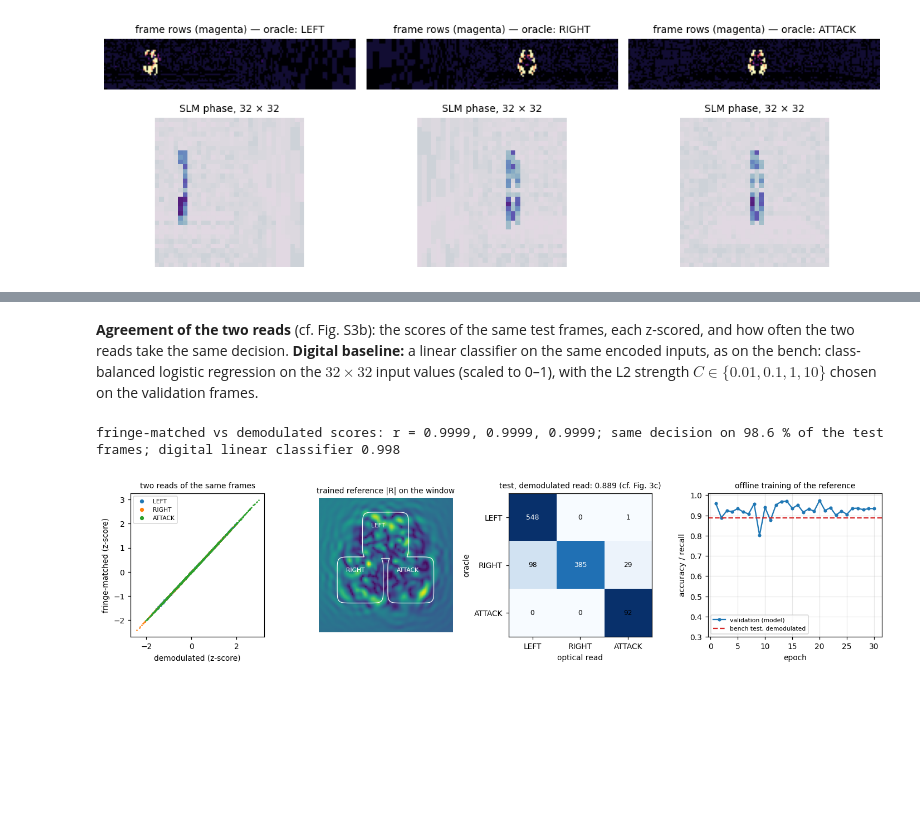
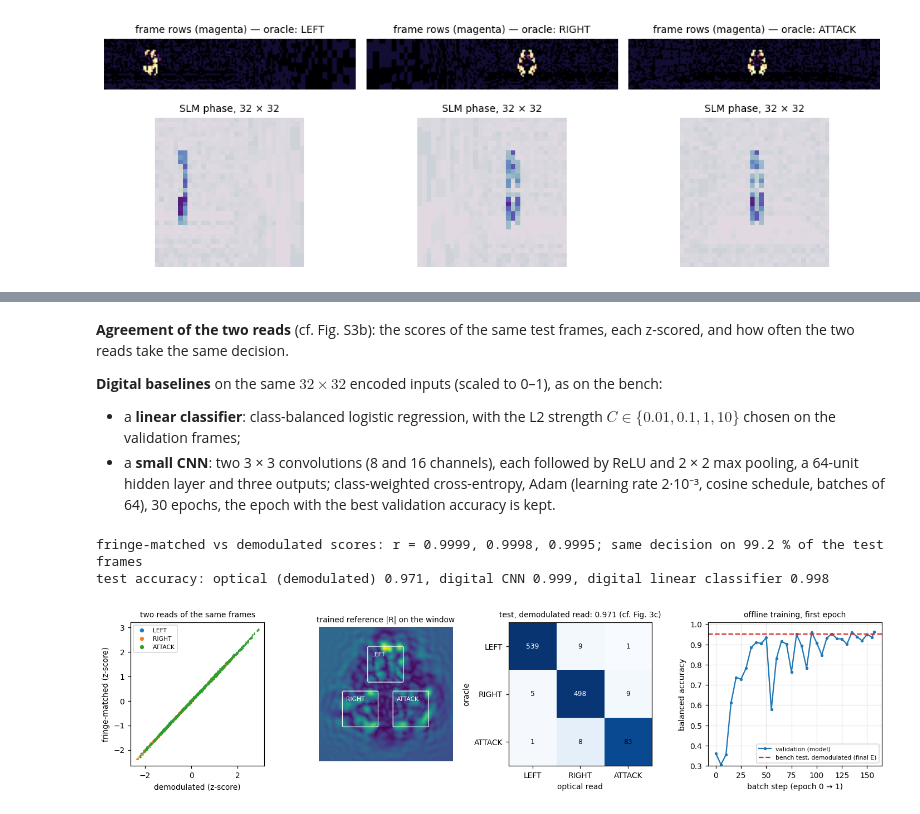
Before and after one commit to utegin-lpt/HolographicGradients, a Jupyter notebook: Reference/Computing.ipynb, the cells around one changed output, grey strips where cells are left out. Drawn from its saved outputs; the diff is of its cells as text; code cells hidden in the pictures; blank space fills up the shorter version.

```diff
--- a/Reference/Computing.ipynb
+++ b/Reference/Computing.ipynb
@@ -214,7 +216,7 @@ if not os.path.exists(path):
     make_dataset(path, *collect("basic", basic_oracle, basic_band, 12000, np.random.default_rng(0)), np.random.default_rng(0))
 data = np.load(path)
 basic = dict(phi=basic_phase(data["band"]), y=data["labels"].astype(int), split=data["split"], band=data["band"],
-             det=ref.Detectors(det.corners, size=24, soft=True))              # the bench's soft detectors of this run
+             det=det)                                                            # the three square 24 px detectors
 TRAIN, VAL, TEST = (np.nonzero(basic["split"] == k)[0] for k in range(3))
 print(f"{len(basic['y'])} frames; training / validation / test = {len(TRAIN)} / {len(VAL)} / {len(TEST)}; "
       f"LEFT / RIGHT / ATTACK = {np.bincount(basic['y']).tolist()}")
@@ -251,8 +253,9 @@ def train(sc, **recipe):
     t0 = time.time()
     split = [np.nonzero(sc["split"] == k)[0] for k in range(3)]
     sc["O"] = bench.acquire(sc["phi"], detectors=sc["det"])
+    sc["trace"] = []                                    # validation balanced accuracy in the first epoch
     sc["E"], sc["history"] = ref.train_reference(sc["O"][split[0]], sc["y"][split[0]], sc["O"][split[1]], sc["y"][split[1]],
-                                                 sc["det"], **recipe)
+                                                 sc["det"], trace=sc["trace"], **recipe)
     print(f"acquired {len(sc['y']):,} fields and trained E in {time.time() - t0:.0f} s; best validation score in the "
           f"model {sc['history'][:, 1].max():.3f}")
 
@@ -268,6 +271,16 @@ def test(sc, idx, E):
     return out
 
 
+def plot_first_epoch(ax, sc, test_value, label):
+    # validation balanced accuracy (in the model) from step 0 to the end of the first epoch
+    steps, val = np.array(sc["trace"]).T
+    ax.plot(steps, val, "o-", ms=2.5, label="validation (model)")
+    ax.axhline(test_value, color="C3", ls="--", label=label)
+    ax.set_xlabel("batch step (epoch 0 → 1)"); ax.set_ylabel("balanced accuracy"); ax.set_ylim(0.3, 1.01)
+    ax.grid(alpha=0.3); ax.legend(fontsize=7, loc="lower right"); ax.set_title("offline training, first epoch")
+
+
+bench.set_reference(ref.EXACT_REFERENCE)            # Basic: the true arm is the model (see section 2)
 train(basic)
 basic_test = test(basic, TEST, basic["E"])
 for name, label in (("demod", "demodulated"), ("raw", "fringe-matched (raw frame)")):
@@ -282,10 +295,17 @@ flat reference: 0.096
 # %% [markdown]
 **Agreement of the two reads** (cf. Fig. S3b): the scores of the same test frames, each z-scored, and how often the two
-reads take the same decision. **Digital baseline:** a linear classifier on the same encoded inputs, as on the bench:
-class-balanced logistic regression on the $32\times32$ input values (scaled to 0–1), with the L2 strength
-$C \in \{0.01, 0.1, 1, 10\}$ chosen on the validation frames.
+reads take the same decision.
+
+**Digital baselines** on the same $32\times32$ encoded inputs (scaled to 0–1), as on the bench:
+
+* a **linear classifier**: class-balanced logistic regression, with the L2 strength $C \in \{0.01, 0.1, 1, 10\}$ chosen on
+  the validation frames;
+* a **small CNN**: two 3 × 3 convolutions (8 and 16 channels), each followed by ReLU and 2 × 2 max pooling, a 64-unit
+  hidden layer and three outputs; class-weighted cross-entropy, Adam (learning rate 2·10⁻³, cosine schedule, batches of 64),
+  30 epochs, the epoch with the best validation accuracy is kept.
 # %%
 import scipy.optimize
+import torch
 
 
 def logistic_regression(X, y, C):
@@ -312,43 +332,80 @@ def linear_classifier(X, y, X_val, y_val):
     return max(models, key=lambda m: np.mean(m(X_val) == y_val))
 
 
+def cnn_classifier(phi, y, phi_val, y_val, epochs=30, lr=2e-3, batch=64, seed=0):
+    # the bench's small CNN on the encoded 32 x 32 inputs (phase / pi, 0..1)
+    torch.manual_seed(seed)
+    rng = np.random.default_rng(seed)
+    nn = torch.nn
+    net = nn.Sequential(nn.Conv2d(1, 8, 3, padding=1), nn.ReLU(), nn.MaxPool2d(2),
+                        nn.Conv2d(8, 16, 3, padding=1), nn.ReLU(), nn.MaxPool2d(2),
+                        nn.Flatten(), nn.Linear(16 * 8 * 8, 64), nn.ReLU(), nn.Linear(64, 3))
+    to_x = lambda p: torch.tensor(p[:, None] / np.pi, dtype=torch.float32)
+    X, Y, X_val = to_x(phi), torch.tensor(y), to_x(phi_val)
+    weights = torch.tensor(len(y) / (3 * np.bincount(y, minlength=3)), dtype=torch.float32)
+    loss = nn.CrossEntropyLoss(weight=weights)
+    opt = torch.optim.Adam(net.parameters(), lr=lr)
+    schedule = torch.optim.lr_scheduler.CosineAnnealingLR(opt, T_max=epochs)
+    best = (-1, None)
+    for epoch in range(epochs):
+        net.train()
+        order = rng.permutation(len(y))
+        for b in range(0, len(y), batch):
+            ids = order[b:b + batch]
+            opt.zero_grad(); loss(net(X[ids]), Y[ids]).backward(); opt.step()
+        schedule.step()
+        net.eval()
+        with torch.no_grad():
+            val = np.mean(net(X_val).argmax(1).numpy() == y_val)
+        if val > best[0]:
+            best = (val, {k: v.clone() for k, v in net.state_dict().items()})
+    net.load_state_dict(best[1]); net.eval()
+
+    def predict(p):
+        with torch.no_grad():
+            return net(to_x(p)).argmax(1).numpy()
+    return predict
+
+
 features = lambda phi: phi.reshape(len(phi), -1) / np.pi                     # the encoded values, 0..1
 basic_linear = linear_classifier(features(basic["phi"][TRAIN]), basic["y"][TRAIN],
                                  features(basic["phi"][VAL]), basic["y"][VAL])
 acc_linear = np.mean(basic_linear(features(basic["phi"][TEST])) == basic["y"][TEST])
+basic_cnn = cnn_classifier(basic["phi"][TRAIN], basic["y"][TRAIN], basic["phi"][VAL], basic["y"][VAL])
+acc_cnn = np.mean(basic_cnn(basic["phi"][TEST]) == basic["y"][TEST])
 
 z = lambda s: (s - s.mean(0)) / s.std(0)
 r = [np.corrcoef(basic_test["raw"]["s"][:, k], basic_test["demod"]["s"][:, k])[0, 1] for k in range(3)]
 same = np.mean(basic_test["raw"]["pred"] == basic_test["demod"]["pred"])
 print(f"fringe-matched vs demodulated scores: r = {', '.join(f'{v:.4f}' for v in r)}; same decision on {100 * same:.1f} % "
-      f"of the test frames; digital linear classifier {acc_linear:.3f}")
+      f"of the test frames")
+print(f"test accuracy: optical (demodulated) {basic_test['demod']['acc']:.3f}, digital CNN {acc_cnn:.3f}, "
+      f"digital linear classifier {acc_linear:.3f}")
 
 fig, axs = plt.subplots(1, 4, figsize=(13, 3.2), gridspec_kw=dict(width_ratios=[1, 1, 1.1, 1.3]))
 for k in range(3):
     axs[0].plot(z(basic_test["demod"]["s"])[:, k], z(basic_test["raw"]["s"])[:, k], ".", ms=1.5, label=ACTIONS[k])
 axs[0].set_xlabel("demodulated (z-score)"); axs[0].set_ylabel("fringe-matched (z-score)"); axs[0].legend(fontsize=7, markerscale=5)
 axs[0].set_title("two reads of the same frames")
 axs[1].imshow(np.abs(bench._ref.forward(ref.slm_response(basic["E"]))[ref.W90, ref.W90]), cmap="viridis")
 axs[1].contour(basic["det"].window.max(0), levels=[0.5], colors="w", linewidths=0.8)
 for k, (rr, cc) in enumerate(det.corners):
     axs[1].text(cc + 2, rr + 6, ACTIONS[k], color="w", fontsize=7)
 axs[1].set_title("trained reference |R| on the window"); axs[1].axis("off")
 cm = np.zeros((3, 3))
 for t, p in zip(basic["y"][TEST], basic_test["demod"]["pred"]): cm[t, p] += 1
 axs[2].imshow(cm / cm.sum(1, keepdims=True), cmap="Blues", vmin=0, vmax=1)
 for i in range(3):
     for j in range(3): axs[2].text(j, i, int(cm[i, j]), ha="center", va="center", fontsize=8, color="w" if cm[i, j] > cm.max() / 2 else "k")
 axs[2].set_xticks(range(3)); axs[2].set_xticklabels(ACTIONS); axs[2].set_yticks(range(3)); axs[2].set_yticklabels(ACTIONS)
 axs[2].set_xlabel("optical read"); axs[2].set_ylabel("oracle")
 axs[2].set_title(f"test, demodulated read: {basic_test['demod']['acc']:.3f} (cf. Fig. 3c)")
-axs[3].plot(range(1, len(basic["history"]) + 1), basic["history"][:, 1], "o-", ms=3, label="validation (model)")
-axs[3].axhline(basic_test["demod"]["acc"], color="C3", ls="--", label="bench test, demodulated")
-axs[3].set_xlabel("epoch"); axs[3].set_ylabel("accuracy / recall"); axs[3].set_ylim(0.3, 1.01); axs[3].grid(alpha=0.3)
-axs[3].legend(fontsize=7); axs[3].set_title("offline training of the reference")
+plot_first_epoch(axs[3], basic, basic_test["demod"]["bal"], "bench test, demodulated (final E)")
 plt.tight_layout(); plt.show()
 # %% [output]
-fringe-matched vs demodulated scores: r = 0.9999, 0.9999, 0.9999; same decision on 98.6 % of the test frames; digital linear classifier 0.998
+fringe-matched vs demodulated scores: r = 0.9999, 0.9998, 0.9995; same decision on 99.2 % of the test frames
+test accuracy: optical (demodulated) 0.971, digital CNN 0.999, digital linear classifier 0.998
-[figure, old version]
+[figure, new version]
 # %% [markdown]
 ### Closed loop
 
```
Also changed, not shown: parts of 14 cells of this notebook, 1 other file.
